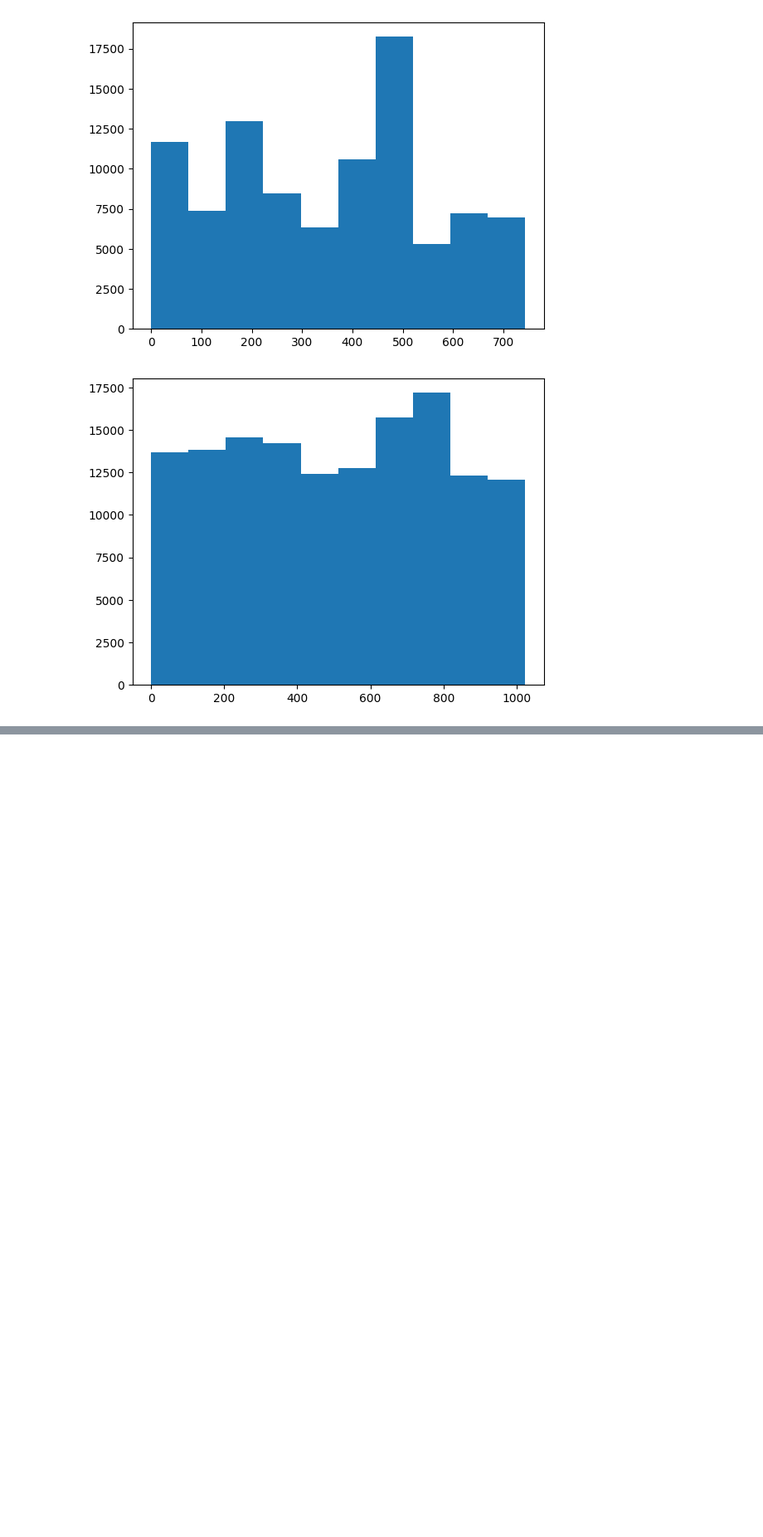
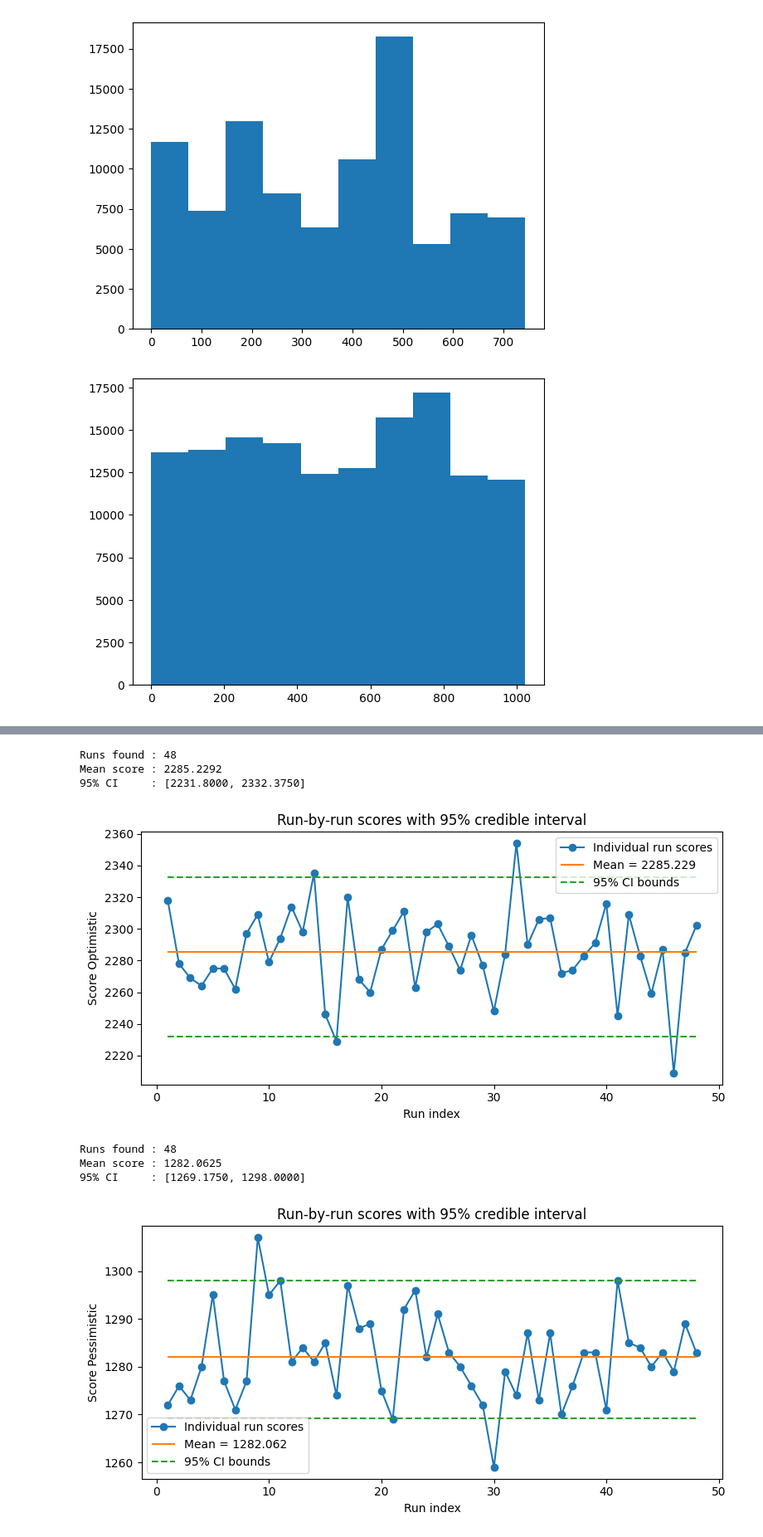
Before and after one commit to sc4224/flywrite, a Jupyter notebook: cluster_similarity_test.ipynb, the cells around one changed output, grey strips where cells are left out. Shown: that part at 83% size. Saved outputs shown, nothing was run; the diff lists cells and outputs as text; code cells hidden in the pictures; blank space fills up the shorter version.

```diff
--- a/cluster_similarity_test.ipynb
+++ b/cluster_similarity_test.ipynb
@@ -149,0 +268,69 @@ plot.show()
+# %%
+scores_optimistic = []
+scores_pessimistic = []
+
+for i in range(48):
+    # create a random assignment by randomly permuting `target_assignment`
+    random_assignment_optimistic = np.random.permutation(gt_assignments)
+    random_assignment_pessimistic = np.random.randint(0, np.unique(gt_assignments).shape[0], gt_assignments.shape[0])
+
+    gt_assignments = np.array([cluster_string_to_cid[root_id_type_dict[root_id]] for root_id in shared_root_ids])
+
+    score_optimistic, _ = compare_two_assignments(gt_assignments, random_assignment_optimistic)
+    scores_optimistic.append(score_optimistic)
+
+    score_pessimistic, _ = compare_two_assignments(gt_assignments, random_assignment_pessimistic)
+    scores_pessimistic.append(score_pessimistic)
+
+scores_optimistic = np.array(scores_optimistic)
+mean_score_optimistic = scores_optimistic.mean()
+lower_optimistic, upper_optimistic = np.percentile(scores_optimistic, [2.5, 97.5])
+
+print(f"Runs found : {len(scores_optimistic)}")
+print(f"Mean score : {mean_score_optimistic:.4f}")
+print(f"95% CI     : [{lower_optimistic:.4f}, {upper_optimistic:.4f}]")
+
+runs_optimistic = np.arange(1, len(scores_optimistic) + 1)
+plt.figure(figsize=(8,4))
+plt.plot(runs_optimistic, scores_optimistic, 'o-', label="Individual run scores")
+plt.hlines(mean_score_optimistic, runs_optimistic[0], runs_optimistic[-1],
+           colors='C1', linestyles='-', label=f"Mean = {mean_score_optimistic:.3f}")
+plt.hlines([lower_optimistic, upper_optimistic], runs_optimistic[0], runs_optimistic[-1],
+           colors='C2', linestyles='--', label="95% CI bounds")
+plt.xlabel("Run index")
+plt.ylabel("Score Optimistic")
+plt.title("Run‑by‑run scores with 95% credible interval")
+plt.legend()
+plt.tight_layout()
+plt.show()
+
+scores_pessimistic = np.array(scores_pessimistic)
+mean_score_pessimistic = scores_pessimistic.mean()
+lower_pessimistic, upper_pessimistic = np.percentile(scores_pessimistic, [2.5, 97.5])
+
+print(f"Runs found : {len(scores_pessimistic)}")
+print(f"Mean score : {mean_score_pessimistic:.4f}")
+print(f"95% CI     : [{lower_pessimistic:.4f}, {upper_pessimistic:.4f}]")
+
+runs_pessimistic = np.arange(1, len(scores_pessimistic) + 1)
+plt.figure(figsize=(8,4))
+plt.plot(runs_pessimistic, scores_pessimistic, 'o-', label="Individual run scores")
+plt.hlines(mean_score_pessimistic, runs_pessimistic[0], runs_pessimistic[-1],
+           colors='C1', linestyles='-', label=f"Mean = {mean_score_pessimistic:.3f}")
+plt.hlines([lower_pessimistic, upper_pessimistic], runs_pessimistic[0], runs_pessimistic[-1],
+           colors='C2', linestyles='--', label="95% CI bounds")
+plt.xlabel("Run index")
+plt.ylabel("Score Pessimistic")
+plt.title("Run‑by‑run scores with 95% credible interval")
+plt.legend()
+plt.tight_layout()
+plt.show()
+# %% [output]
+Runs found : 48
+Mean score : 2285.2292
+95% CI     : [2231.8000, 2332.3750]
+[figure, added]
+Runs found : 48
+Mean score : 1282.0625
+95% CI     : [1269.1750, 1298.0000]
+[figure, added]
```
Also changed, not shown: parts of 13 cells of this notebook, 6 other files.
